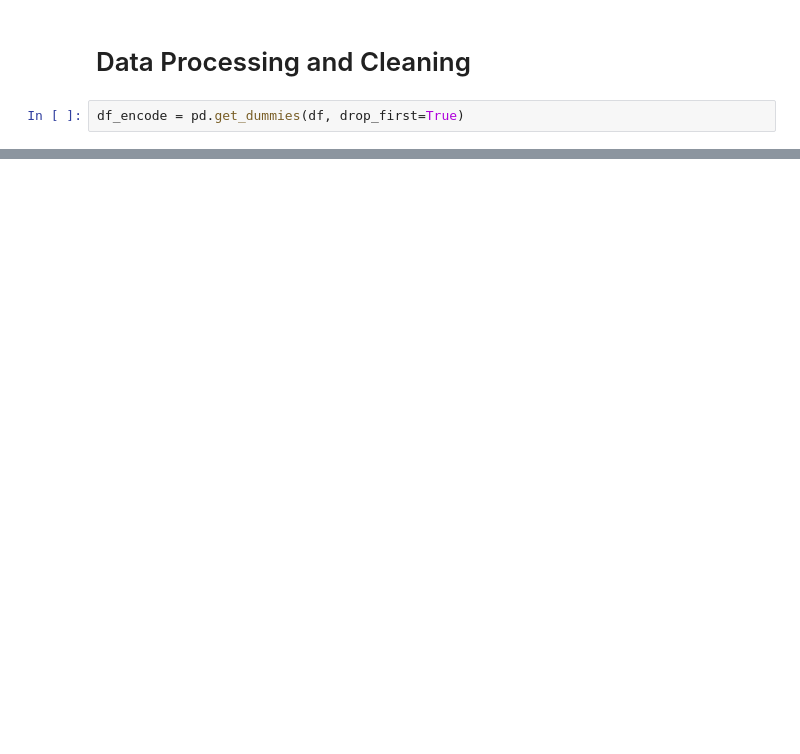
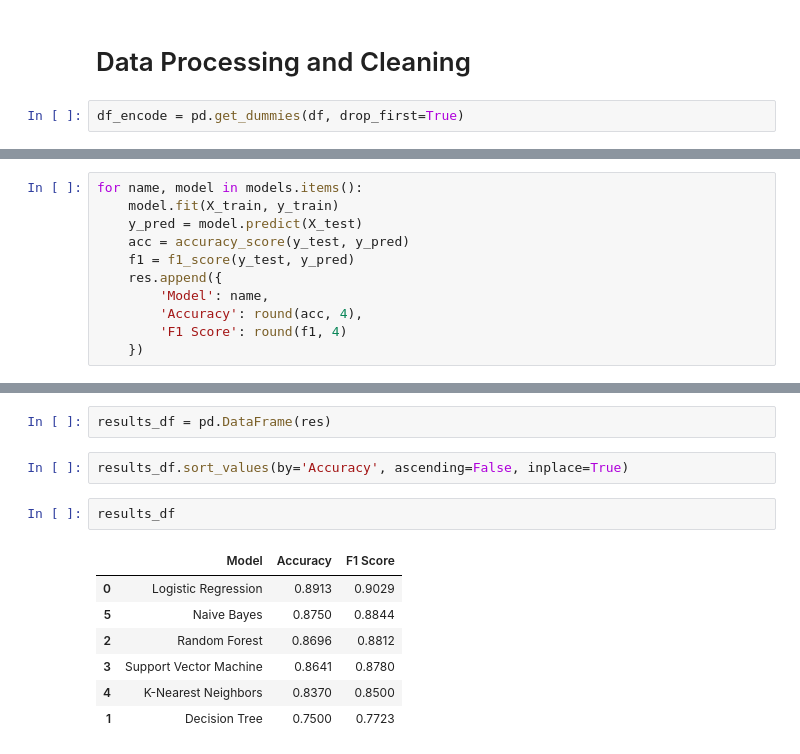
Before and after one commit to sanjayyalla/heart-stroke-prediction, a Jupyter notebook: model/heart_model.ipynb, the cells around one changed output, grey strips where cells are left out. Saved outputs shown, nothing was run; the diff lists cells and outputs as text; blank space fills up the shorter version.

```diff
--- a/model/heart_model.ipynb
+++ b/model/heart_model.ipynb
@@ -211,0 +265,11 @@ from sklearn.preprocessing import StandardScaler
+# %%
+for name, model in models.items():
+    model.fit(X_train, y_train)
+    y_pred = model.predict(X_test)
+    acc = accuracy_score(y_test, y_pred)
+    f1 = f1_score(y_test, y_pred)
+    res.append({
+        'Model': name,
+        'Accuracy': round(acc, 4),
+        'F1 Score': round(f1, 4)
+    })
@@ -211,0 +285,14 @@ from sklearn.preprocessing import StandardScaler
+# %%
+results_df = pd.DataFrame(res)
+# %%
+results_df.sort_values(by='Accuracy', ascending=False, inplace=True)
+# %%
+results_df
+# %% [output]
+|  | Model | Accuracy | F1 Score |
+| 0 | Logistic Regression | 0.8913 | 0.9029 |
+| 5 | Naive Bayes | 0.8750 | 0.8844 |
+| 2 | Random Forest | 0.8696 | 0.8812 |
+| 3 | Support Vector Machine | 0.8641 | 0.8780 |
+| 4 | K-Nearest Neighbors | 0.8370 | 0.8500 |
+| 1 | Decision Tree | 0.7500 | 0.7723 |
```
Also changed, not shown: parts of 24 cells of this notebook, 5 other files.
